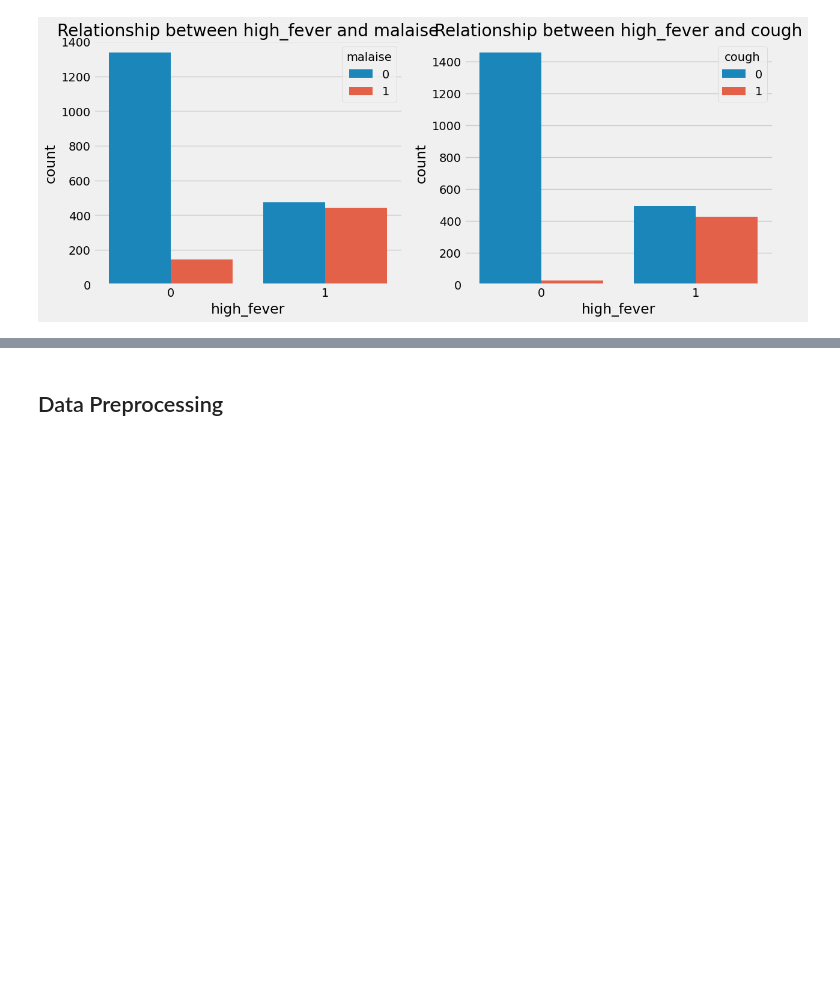
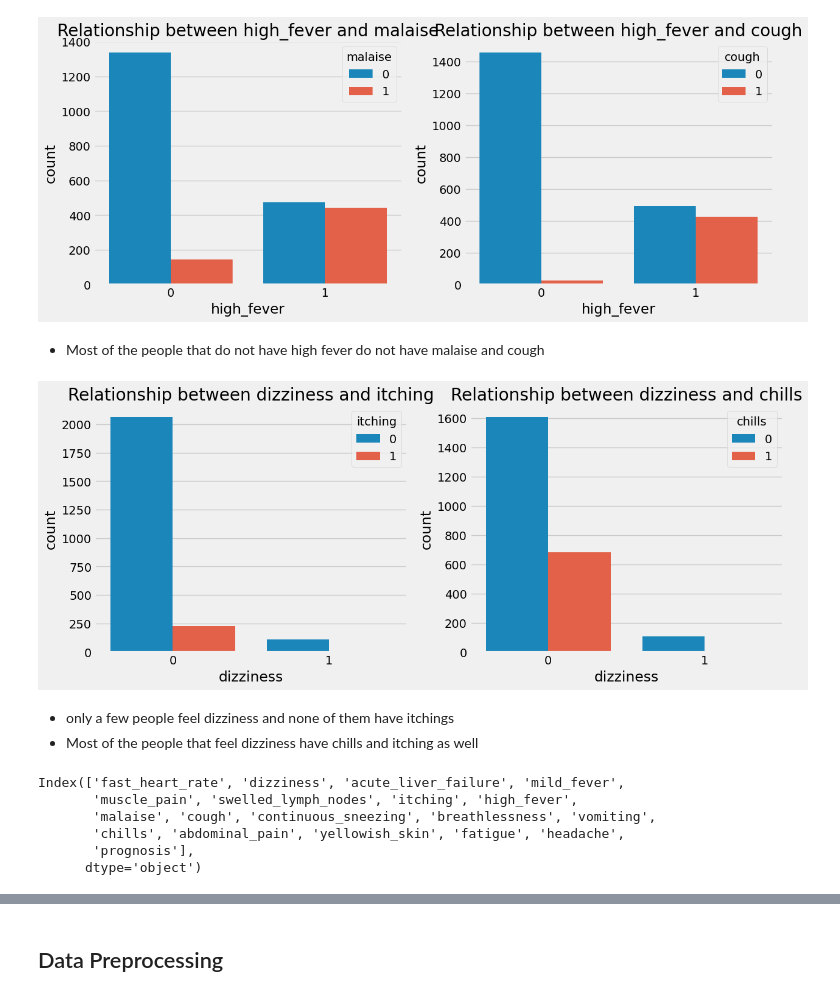
Before and after one commit to OSCA-Ado-Ekiti/Hacktoberfest-Ekiti-Disease-Classifier, a Jupyter notebook: disease_diagnosis.ipynb, the cells around one changed output, grey strips where cells are left out. Drawn from its saved outputs; the diff is of its cells as text; code cells hidden in the pictures; blank space fills up the shorter version.

```diff
--- a/disease_diagnosis.ipynb
+++ b/disease_diagnosis.ipynb
@@ -352,6 +363,24 @@ countplott('yellowish_skin', 'fatigue', 'headache')
 countplott('high_fever', 'malaise', 'cough')
 # %% [output]
 [figure]
+# %% [markdown]
+- Most of the people that do not have high fever do not have malaise and cough
+# %%
+countplott('dizziness', 'itching', 'chills')
+# %% [output]
+[figure, added]
+# %% [markdown]
+- only a few people feel dizziness and none of them have itchings
+- Most of the people that feel dizziness have chills and itching as well
+# %%
+new_df.columns
+# %% [output]
+Index(['fast_heart_rate', 'dizziness', 'acute_liver_failure', 'mild_fever',
+       'muscle_pain', 'swelled_lymph_nodes', 'itching', 'high_fever',
+       'malaise', 'cough', 'continuous_sneezing', 'breathlessness', 'vomiting',
+       'chills', 'abdominal_pain', 'yellowish_skin', 'fatigue', 'headache',
+       'prognosis'],
+      dtype='object')
 # %%
 plt.figure(figsize = (18, 9))
 sns.heatmap(new_df.corr())
```
Also changed, not shown: parts of 32 cells of this notebook.
